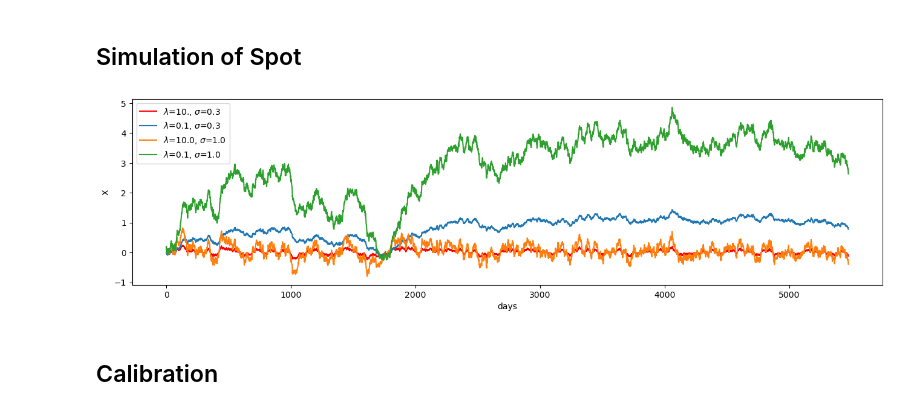
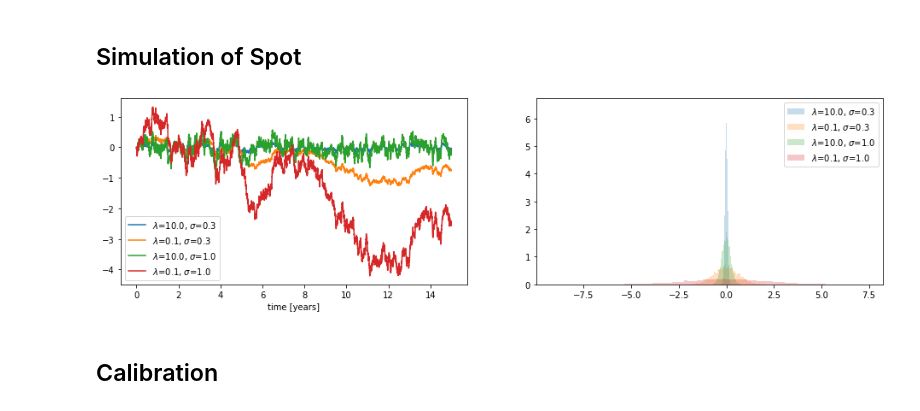
Before and after one commit to hnguyen-RIVACON/RiVaPy, a Jupyter notebook: docs/source/notebooks/models/ornstein_uhlenbeck.ipynb, the cells around one changed output. Cells and saved outputs as stored; diff of their text form; code cells hidden in the pictures.

```diff
--- a/docs/source/notebooks/models/ornstein_uhlenbeck.ipynb
+++ b/docs/source/notebooks/models/ornstein_uhlenbeck.ipynb
@@ -21,27 +24,22 @@ import rivapy
 # %% [markdown]
 ## Simulation of Spot
-# %%
-timegrid = np.arange(0.0,15.0,1.0/365.0) # simulate on daily timegrid over 5yrs horizon
-
-plt.figure(figsize=(16,4))
-ou_model = rivapy.models.OrnsteinUhlenbeck(speed_of_mean_reversion = 10.0, volatility=0.3)
-rnd = np.random.normal(size=(timegrid.shape[0],1))
-sim = ou_model.simulate(timegrid, start_value=0.0, rnd=rnd)
-plt.plot(sim[:,0],'-r', label='$\lambda$=10., $\sigma$=0.3')
-ou_model = rivapy.models.OrnsteinUhlenbeck(speed_of_mean_reversion = 0.1, volatility=0.3)
-sim = ou_model.simulate(timegrid, start_value=0.0,rnd=rnd)
-plt.plot(sim[:,0], label='$\lambda$=0.1, $\sigma$=0.3')
-ou_model = rivapy.models.OrnsteinUhlenbeck(speed_of_mean_reversion = 10.0, volatility=1.0)
-sim = ou_model.simulate(timegrid, start_value=0.2,rnd=rnd)
-plt.plot(sim[:,0], label='$\lambda$=10.0, $\sigma$=1.0')
-ou_model = rivapy.models.OrnsteinUhlenbeck(speed_of_mean_reversion = 0.1, volatility=1.0)
-sim = ou_model.simulate(timegrid, start_value=0.2,rnd=rnd)
-plt.plot(sim[:,0], label='$\lambda$=0.1, $\sigma$=1.0')
-plt.xlabel('days')
-plt.ylabel('X')
-plt.legend();
-# %% [output]
-[figure, removed]
+# %%
+rnd = np.random.normal(size=(timegrid.shape[0],10_000))
+plt.figure(figsize=(16,4))
+for mr_speed, volatility in [(10.0,0.3), (0.1,0.3), (10.0, 1.0), (0.1,1.0)]:
+    ou_model = rivapy.models.OrnsteinUhlenbeck(speed_of_mean_reversion = mr_speed, volatility=volatility)
+    sim = ou_model.simulate(timegrid, start_value=0.0, rnd=rnd)
+    plt.subplot(1,2,1)
+    plt.plot(timegrid,sim[:,0],'-', label='$\lambda$='+str(mr_speed)+', $\sigma$=' + str(volatility))
+    plt.xlabel('time [years]')
+    plt.legend()
+    plt.subplot(1,2,2)
+    plt.hist(sim[-1,:], bins=100, density=True, alpha=0.25,
+             label='$\lambda$='+str(mr_speed)+', $\sigma$=' + str(volatility))
+    plt.legend('simulated value at final time')
+    plt.legend()
+# %% [output]
+[figure, added]
 # %% [markdown]
 ## Calibration
 # %% [markdown]
```
Also changed, not shown: parts of 2 cells of this notebook, 4 other files.
